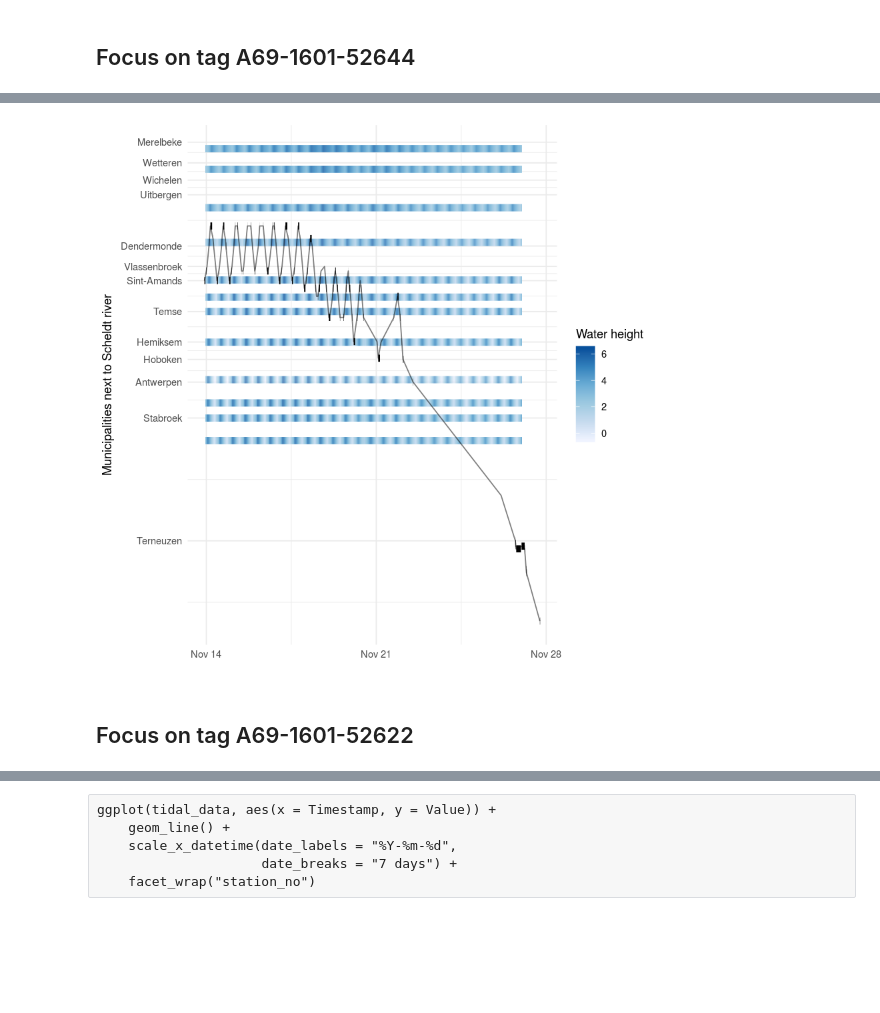
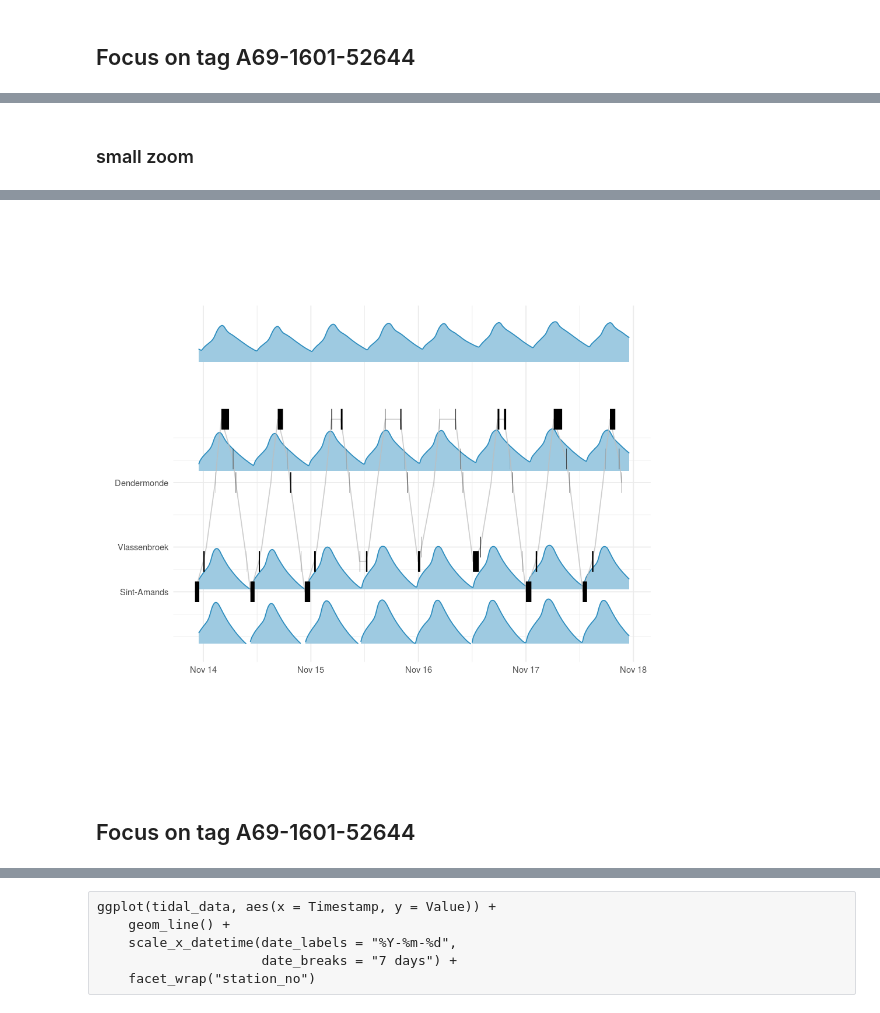
Before and after one commit to inbo/oscibio, a Jupyter notebook: content/posts/waterinfo-tidal.ipynb, the cells around one changed output, grey strips where cells are left out. Saved outputs shown, nothing was run; the diff lists cells and outputs as text; code cells hidden in the pictures; blank space fills up the shorter version.

Commit message:
Update draft visualisation concept

```diff
--- a/content/posts/waterinfo-tidal.ipynb
+++ b/content/posts/waterinfo-tidal.ipynb
@@ -172,0 +344,2 @@ Warning message:
+# %% [markdown]
+### small zoom
@@ -180,19 +367,21 @@ tidal_data %>% filter(Timestamp >= start_moment, Timestamp <= end_moment) -> tid
 # %%
 ggplot() +
-    geom_segment(data = tidal_data_subset, aes(x = Timestamp, xend = lag(Timestamp),
-                 y = distance_to_refence_station, yend = distance_to_refence_station,
-                 color = Value), size = 3) +
+    geom_ridgeline(data = tidal_data_zoom,
+                   aes(x = Timestamp, y = distance_to_refence_station,
+                       height = Value, group = distance_to_refence_station),
+                   scale = 700, fill = "#9ecae1", color = "#2b8cbe") +
     scale_color_distiller("Water height", type = "seq", palette = "Blues", direction = 1) +
-    geom_segment(data = eels_subset, aes(x = Arrival, xend = Departure,
+    geom_line(data = eels_zoom, aes(x = Arrival, y = distance_to_refence_station),
+              alpha = 0.75, color = "grey") +
+    geom_segment(data = eels_zoom, aes(x = Arrival, xend = Departure,
                  y = distance_to_refence_station, yend = distance_to_refence_station),
-                 size = 3) +
-    geom_line(data = eels_subset, aes(x = Arrival,
-                                      y = distance_to_refence_station),
-              alpha = 0.5) +
+                 size = 10) +
     xlab("") + ylab("") +
-    scale_y_continuous("Municipalities next to Scheldt river",
-                       breaks = station_municipality$distance_to_refence_station,
-                       labels = station_municipality$municipality) +
-    theme_minimal()
-ggsave(filename = "eels_behavior_3.png", dpi = 300)
+    scale_y_continuous("",
+                       breaks = station_municipality_zoom$distance_to_refence_station,
+                       labels = station_municipality_zoom$municipality) +
+    theme_minimal() +
+    coord_fixed(ratio = 8) +
+    theme(legend.position="none")
+#ggsave(filename = "eels_behavior_3.png", dpi = 300)
 # %% [output]
@@ -203,6 +388,6 @@ Warning message:
-[figure, old version]
+[figure, new version]
 # %% [markdown]
-## Focus on tag A69-1601-52622
+## Focus on tag A69-1601-52644
 # %%
 start_moment <- "2016-10-15"
 end_moment <- "2016-11-07"
```
Also changed, not shown: parts of 28 cells of this notebook, 1 other file.
